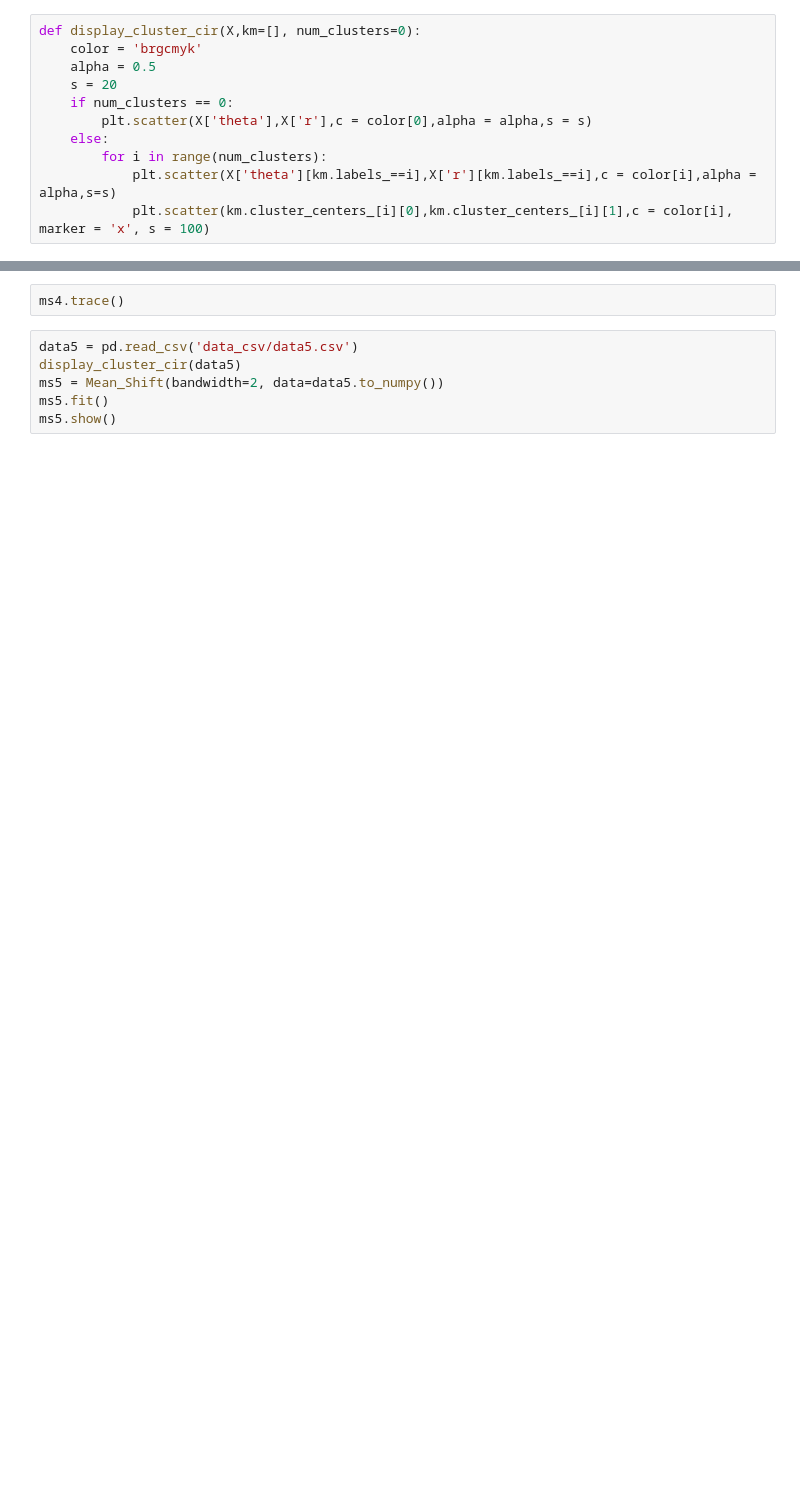
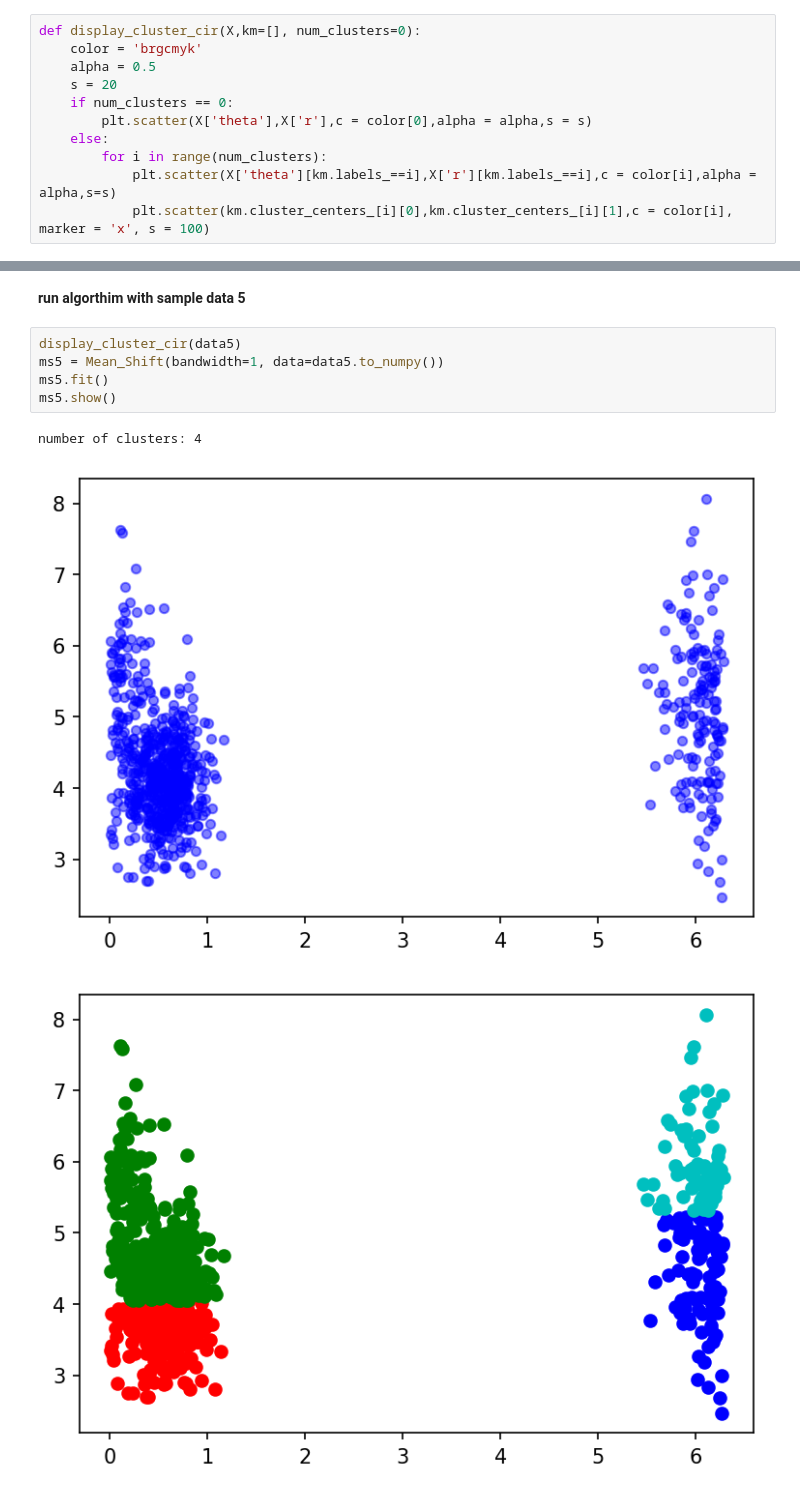
Before and after one commit to khashayarghamati/Mean-Shift-Algorithm, a Jupyter notebook: MeanShift.ipynb, the cells around one changed output, grey strips where cells are left out. Saved outputs shown, nothing was run; the diff lists cells and outputs as text; blank space fills up the shorter version.

```diff
--- a/MeanShift.ipynb
+++ b/MeanShift.ipynb
@@ -202,8 +250,11 @@ ms4.show()
-# %%
-ms4.trace()
+# %% [markdown]
+**run algorthim with sample data 5**
 # %%
-data5 = pd.read_csv('data_csv/data5.csv')
 display_cluster_cir(data5)
-ms5 = Mean_Shift(bandwidth=2, data=data5.to_numpy())
+ms5 = Mean_Shift(bandwidth=1, data=data5.to_numpy())
 ms5.fit()
 ms5.show()
+# %% [output]
+number of clusters: 4
+[figure, added]
+[figure, added]
```
Also changed, not shown: parts of 24 cells of this notebook.
